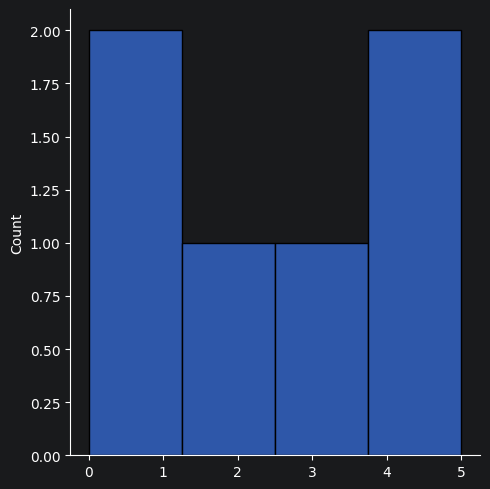
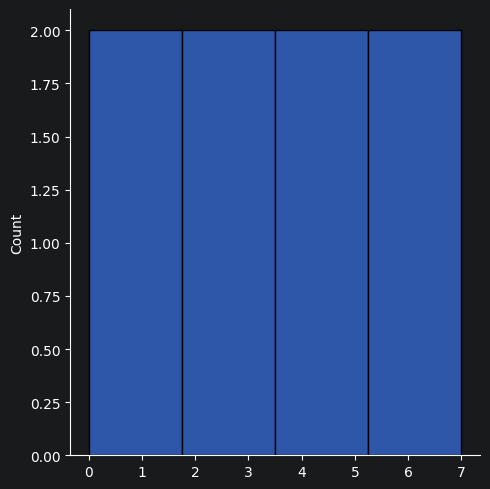
Unified diff of the notebook cell whose output changed from the first chart to the second:
--- before
+++ after
@@ -1,3 +1,3 @@
-sns.displot([0, 1, 2, 3, 4, 5])
-sns.displot([0, 1, 2, 3, 4, 5], kind="kde")
+sns.displot([0, 1, 2, 3, 4, 5, 6,7])
+sns.displot([0, 1, 2, 3, 4, 5, 6,7], kind="kde")
 plt.show()

Commit: numpy ufunc